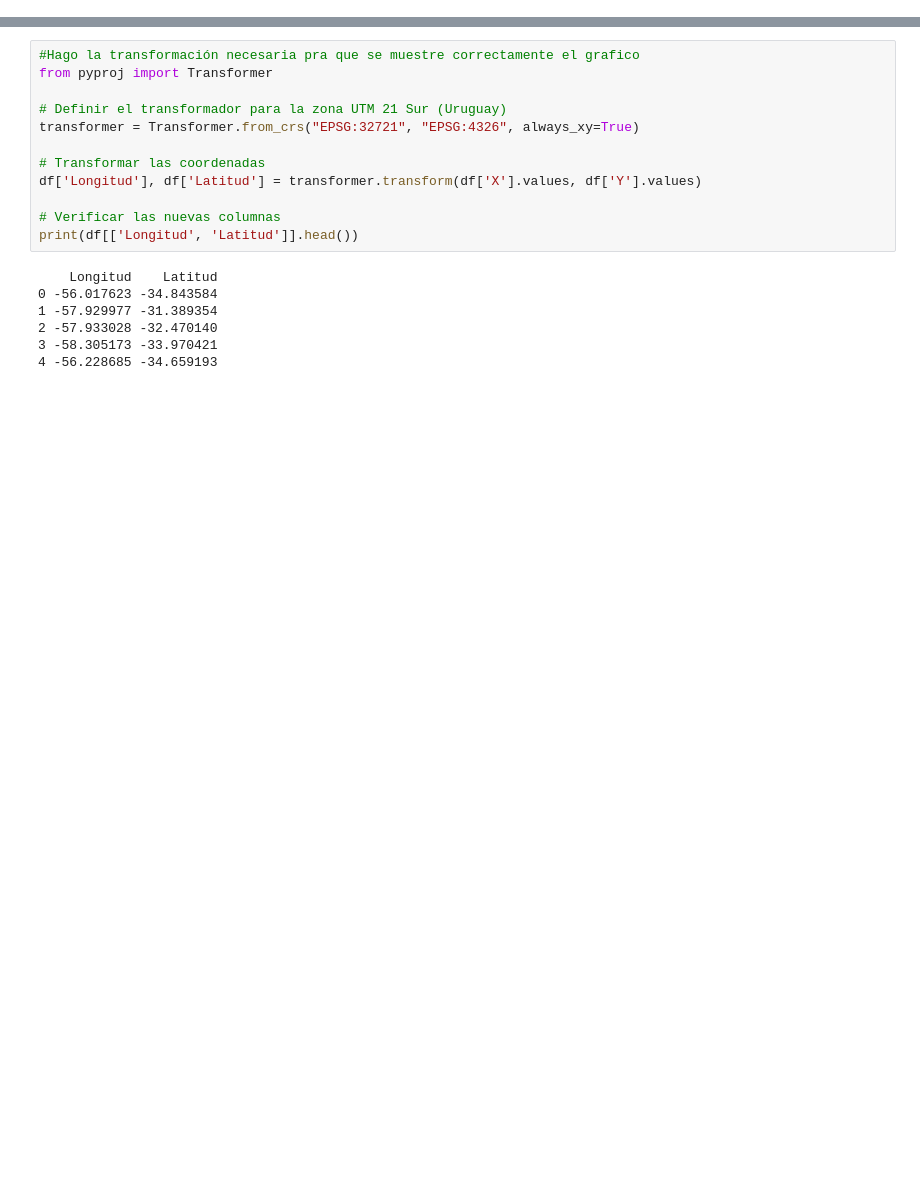
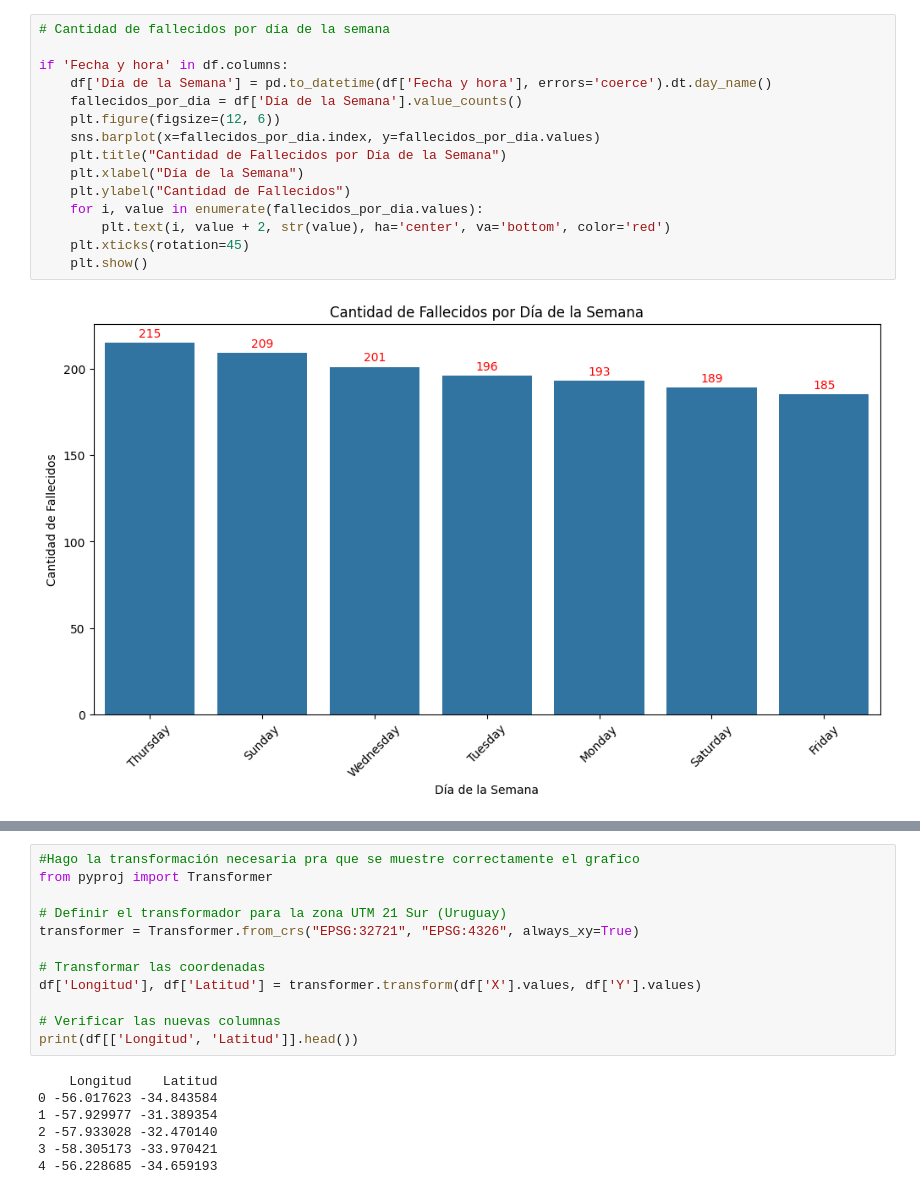
Before and after one commit to ChristianDzk/DataScience-2, a Jupyter notebook: Data Science II, primera parte proyecto.ipynb, the cells around one changed output, grey strips where cells are left out. Saved outputs shown, nothing was run; the diff lists cells and outputs as text; blank space fills up the shorter version.

```diff
--- a/Data Science II, primera parte proyecto.ipynb
+++ b/Data Science II, primera parte proyecto.ipynb
@@ -388,0 +238,17 @@ print(df.head(10))
+# %%
+# Cantidad de fallecidos por día de la semana
+
+if 'Fecha y hora' in df.columns:
+    df['Día de la Semana'] = pd.to_datetime(df['Fecha y hora'], errors='coerce').dt.day_name()
+    fallecidos_por_dia = df['Día de la Semana'].value_counts()
+    plt.figure(figsize=(12, 6))
+    sns.barplot(x=fallecidos_por_dia.index, y=fallecidos_por_dia.values)
+    plt.title("Cantidad de Fallecidos por Día de la Semana")
+    plt.xlabel("Día de la Semana")
+    plt.ylabel("Cantidad de Fallecidos")
+    for i, value in enumerate(fallecidos_por_dia.values):
+        plt.text(i, value + 2, str(value), ha='center', va='bottom', color='red')
+    plt.xticks(rotation=45)
+    plt.show()
+# %% [output]
+[figure, added]
```
Also changed, not shown: parts of 51 cells of this notebook.
